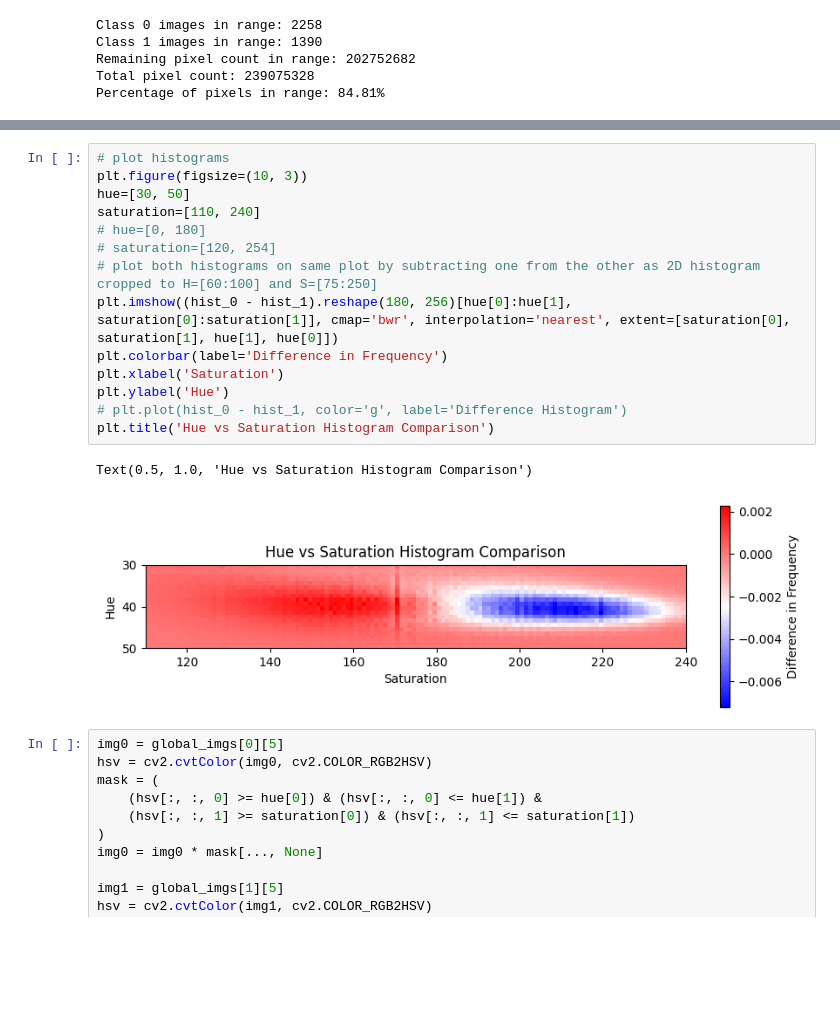
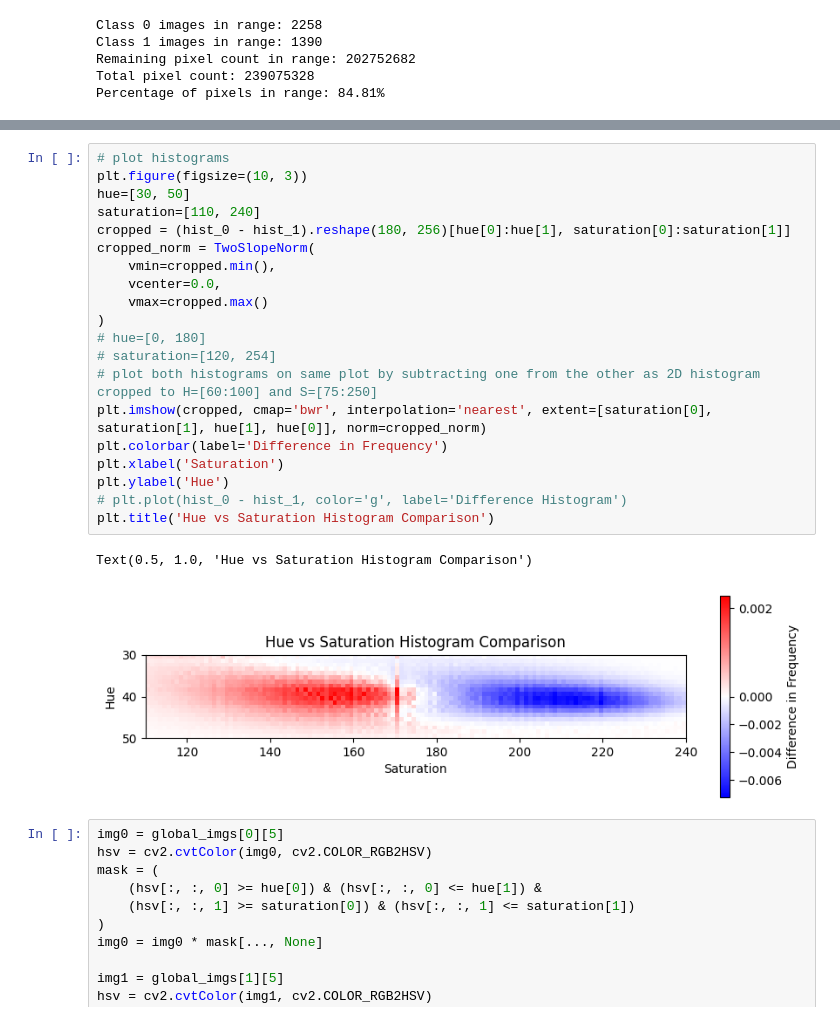
Before and after one commit to MartMonster/AlphaTreeLVQ, a Jupyter notebook: hist.ipynb, the cells around one changed output, grey strips where cells are left out. Cells and saved outputs as stored; diff of their text form; blank space fills up the shorter version.

```diff
--- a/hist.ipynb
+++ b/hist.ipynb
@@ -99,20 +113,26 @@ Text(0.5, 1.0, 'Hue vs Saturation Histogram Comparison')
 # %%
 # plot histograms
 plt.figure(figsize=(10, 3))
 hue=[30, 50]
 saturation=[110, 240]
+cropped = (hist_0 - hist_1).reshape(180, 256)[hue[0]:hue[1], saturation[0]:saturation[1]]
+cropped_norm = TwoSlopeNorm(
+    vmin=cropped.min(),
+    vcenter=0.0,
+    vmax=cropped.max()
+)
 # hue=[0, 180]
 # saturation=[120, 254]
 # plot both histograms on same plot by subtracting one from the other as 2D histogram cropped to H=[60:100] and S=[75:250]
-plt.imshow((hist_0 - hist_1).reshape(180, 256)[hue[0]:hue[1], saturation[0]:saturation[1]], cmap='bwr', interpolation='nearest', extent=[saturation[0], saturation[1], hue[1], hue[0]])
+plt.imshow(cropped, cmap='bwr', interpolation='nearest', extent=[saturation[0], saturation[1], hue[1], hue[0]], norm=cropped_norm)
 plt.colorbar(label='Difference in Frequency')
 plt.xlabel('Saturation')
 plt.ylabel('Hue')
 # plt.plot(hist_0 - hist_1, color='g', label='Difference Histogram')
 plt.title('Hue vs Saturation Histogram Comparison')
 # %% [output]
 Text(0.5, 1.0, 'Hue vs Saturation Histogram Comparison')
-[figure, old version]
+[figure, new version]
 # %%
 img0 = global_imgs[0][5]
 hsv = cv2.cvtColor(img0, cv2.COLOR_RGB2HSV)
```
Also changed, not shown: parts of 3 cells of this notebook, 6 other files.
